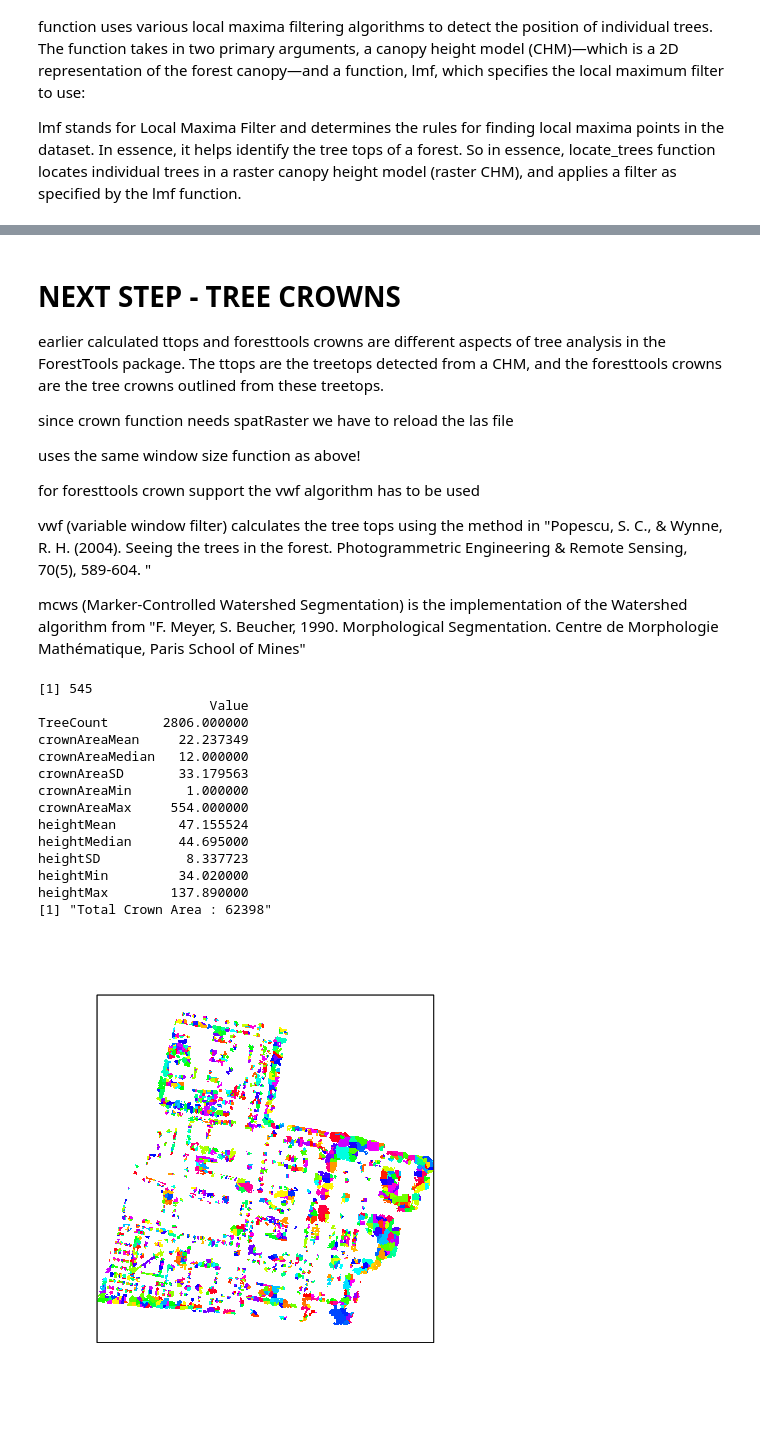
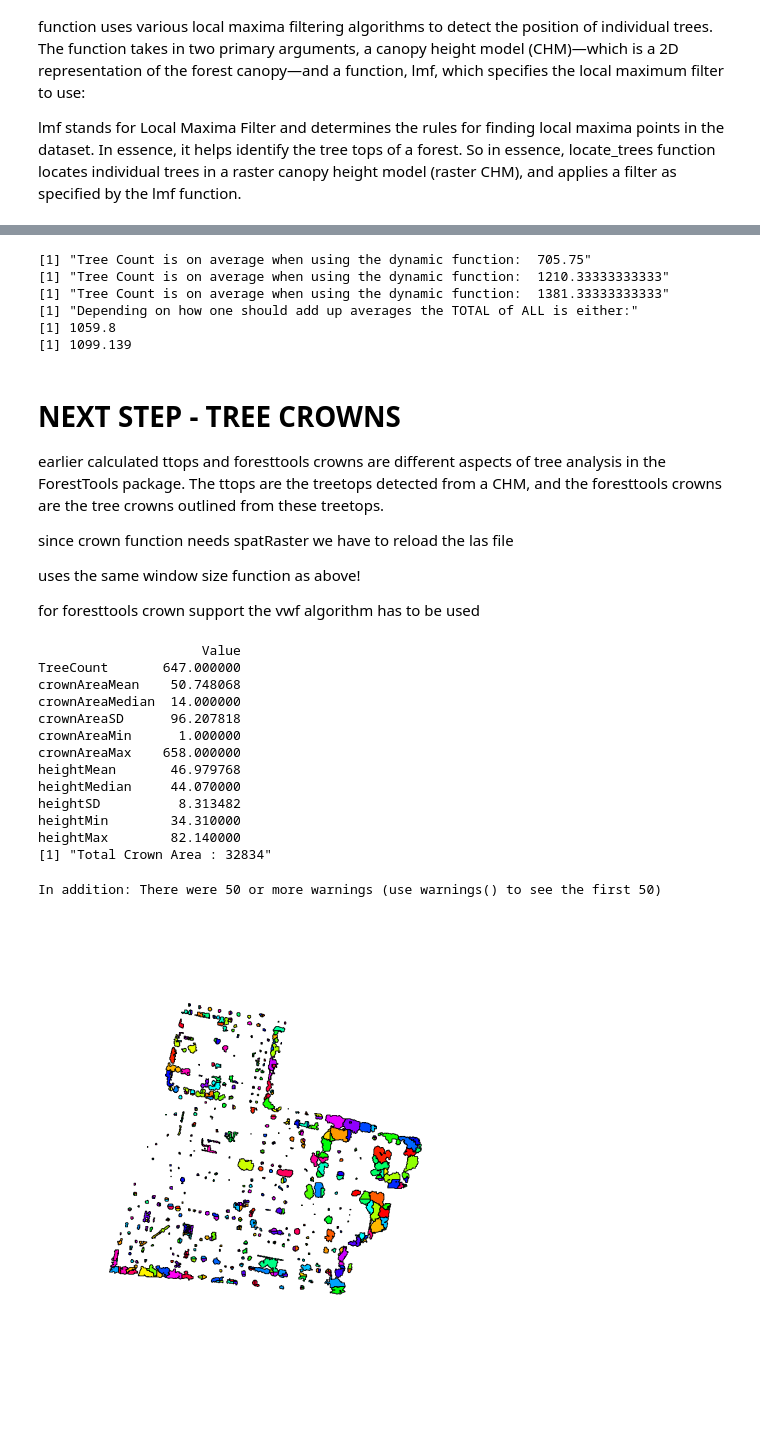
Before and after one commit to ni-be/golm_tree_analysis, a Jupyter notebook: golm_tree_analysis.ipynb, the cells around one changed output, grey strips where cells are left out. Cells and saved outputs as stored; diff of their text form; code cells hidden in the pictures.

```diff
--- a/golm_tree_analysis.ipynb
+++ b/golm_tree_analysis.ipynb
@@ -516,3 +515,24 @@ AT THIS POINT WE WILL REFRAIN FROM PLOTTING the _smoothed plots because of space
+# %%
+%%R
+TOTAL_f <- nrow(ttops_chm_p2r_las51_f) + nrow(ttops_chm_p2r_las52_f) + nrow(ttops_chm_p2r_las53_f) + nrow(ttops_chm_pitfree_las51_f)
+print(paste("Tree Count is on average when using the dynamic function: ", TOTAL_f/4))
+TOTAL_f2 <- nrow(ttops_chm_p2r_las51_f2) + nrow(ttops_chm_p2r_las52_f2) + nrow(ttops_chm_p2r_las53_f2)
+print(paste("Tree Count is on average when using the dynamic function: ", TOTAL_f2/3))
+TOTAL_f3 <- nrow(ttops_chm_p2r_las51_f3) + nrow(ttops_chm_p2r_las52_f3) + nrow(ttops_chm_p2r_las53_f3)
+print(paste("Tree Count is on average when using the dynamic function: ", TOTAL_f3/3))
+
+print("Depending on how one should add up averages the TOTAL of ALL is either:")
+TOTAL_all <- TOTAL_f + TOTAL_f2 + TOTAL_f3
+print(TOTAL_all/10)
+TOTAL_avg <- TOTAL_f/4 + TOTAL_f2/3 + TOTAL_f3/3
+print(TOTAL_avg/3)
+# %% [output]
+[1] "Tree Count is on average when using the dynamic function:  705.75"
+[1] "Tree Count is on average when using the dynamic function:  1210.33333333333"
+[1] "Tree Count is on average when using the dynamic function:  1381.33333333333"
+[1] "Depending on how one should add up averages the TOTAL of ALL is either:"
+[1] 1059.8
+[1] 1099.139
 # %% [markdown]
 # NEXT STEP - TREE CROWNS
 earlier calculated ttops and foresttools crowns are different aspects of tree analysis in the ForestTools package. The ttops are the treetops detected from a CHM, and the foresttools crowns are the tree crowns outlined from these treetops.
@@ -522,48 +542,39 @@ since crown function needs spatRaster we have to reload the las file
 uses the same window size function as above!
 
 for foresttools crown support the vwf algorithm has to be used
-
-vwf (variable window filter) calculates the tree tops using the method in "Popescu, S. C., & Wynne, R. H. (2004). Seeing the trees in the forest. Photogrammetric Engineering & Remote Sensing, 70(5), 589-604. "
-
-mcws (Marker-Controlled Watershed Segmentation) is the implementation of the Watershed algorithm from "F. Meyer, S. Beucher, 1990. Morphological Segmentation. Centre de Morphologie Mathématique, Paris School of Mines"
 # %%
 %%R
+chm <- chm_p2r_las51
+chm <- chm_p2r_las52
+chm <- chm_p2r_las53
+chm <- chm_pitfree_las51
 
-chm <- rasterize_canopy(las51, 1, p2r(0.6), pkg = "raster")
-#f <- function(x) {x * 0.02 + 0.3}
-
-ttops <- vwf(CHM = chm, winFun = f3, minHeight = 2)
-
+ttops <- vwf(CHM = chm, winFun = f, minHeight = 2)
 plot(chm, xlab = "", ylab = "", xaxt = 'n', yaxt = 'n')
 plot(ttops, col = "green", pch = 20, cex = 0.5, add = TRUE)
-
 # Create crown map
-crowns <- mcws(treetops = ttops, CHM = chm,  minHeight = 3, verbose = FALSE)
-
+crowns_poly <- mcws(treetops = ttops, CHM = chm, minHeight = 3, verbose = FALSE, format="polygons")
 # Plot crowns
-plot(crowns, col = sample(rainbow(50), length(unique(crowns[])), replace = TRUE), legend = FALSE, xlab = "", ylab = "", xaxt='n', yaxt = 'n')
-print(nrow(crowns))
-crowns_poly <- mcws(treetops = ttops, CHM = chm, minHeight = 3, verbose = FALSE, format="polygons")
+plot(crowns_poly, col = sample(rainbow(50), length(unique(crowns[])), replace = TRUE), legend = FALSE, xlab = "", ylab = "", xaxt='n', yaxt = 'n')
 summary <- sp_summarise(crowns_poly, variables = c("crownArea", "height"))
 print(summary)
 # Calculate total crown area
 total_crown_area <- sum(crowns_poly$crownArea)
-
 # Print total crown area
 print(paste("Total Crown Area :", total_crown_area))
 # %% [output]
-[1] 545
-                      Value
-TreeCount       2806.000000
-crownAreaMean     22.237349
-crownAreaMedian   12.000000
-crownAreaSD       33.179563
-crownAreaMin       1.000000
-crownAreaMax     554.000000
-heightMean        47.155524
-heightMedian      44.695000
-heightSD           8.337723
-heightMin         34.020000
-heightMax        137.890000
-[1] "Total Crown Area : 62398"
+                     Value
+TreeCount       647.000000
+crownAreaMean    50.748068
+crownAreaMedian  14.000000
+crownAreaSD      96.207818
+crownAreaMin      1.000000
+crownAreaMax    658.000000
+heightMean       46.979768
+heightMedian     44.070000
+heightSD          8.313482
+heightMin        34.310000
+heightMax        82.140000
+[1] "Total Crown Area : 32834"
+In addition: There were 50 or more warnings (use warnings() to see the first 50)
-[figure, old version]
+[figure, new version]
```
Also changed, not shown: parts of 22 cells of this notebook.
